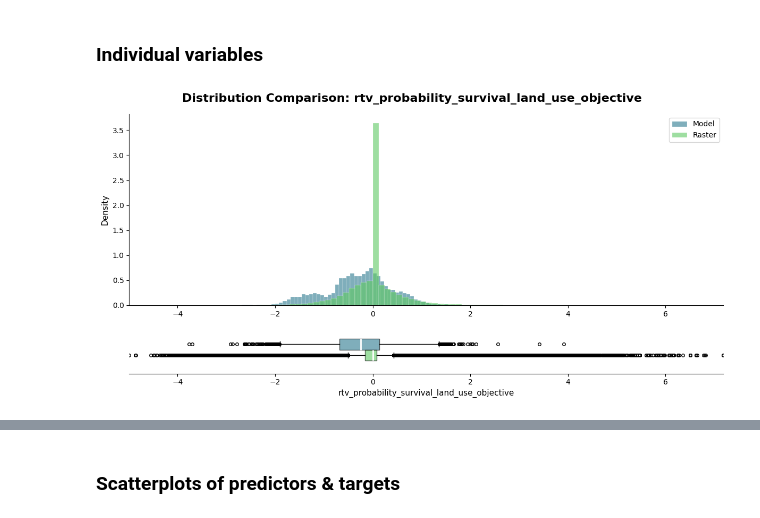
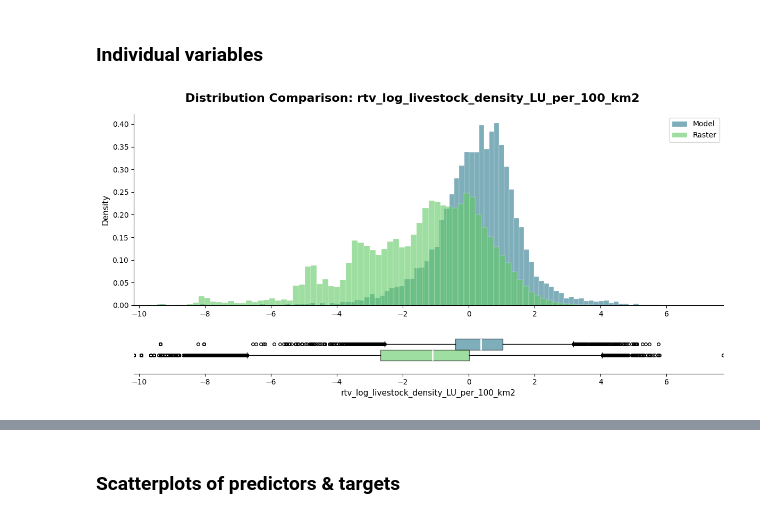
Before and after one commit to carinamani/AgDownscaling, a Jupyter notebook: 02_EDA/variable_distribution.ipynb, the cells around one changed output, grey strips where cells are left out. Cells and saved outputs as stored; diff of their text form; code cells hidden in the pictures.

```diff
--- a/02_EDA/variable_distribution.ipynb
+++ b/02_EDA/variable_distribution.ipynb
@@ -76,7 +89,7 @@ model_combined = pd.concat([model_combined, labor_only_rows], ignore_index=True)
 ### Individual variables
 # %%
 ##### Make histogram & box-plot for individual variable
-model_var = 'rtv_probability_survival_land_use_objective'
+model_var = 'rtv_log_livestock_density_LU_per_100_km2'
 
 color_model  = plt.cm.viridis(0.4)
 color_raster = plt.cm.viridis(0.75)
@@ -99,34 +112,34 @@ ax_hist.legend(fontsize=10)
 
 # Overlapping box plots on same axis
 ax_box.boxplot(model_combined[model_var].dropna(), vert=False, widths=0.3, positions=[1.15],
                patch_artist=True,
                boxprops=dict(facecolor=color_model,  alpha=0.6, color='black'),
                medianprops=dict(color='white', linewidth=2),
                whiskerprops=dict(color='black'),
                capprops=dict(color='black'),
                flierprops=dict(marker='o', color=color_model, markeredgecolor='black', markersize=4))
 
 ax_box.boxplot(raster_model[model_var].dropna(), vert=False, widths=0.3, positions=[0.85],
                patch_artist=True,
                boxprops=dict(facecolor=color_raster, alpha=0.6, color='black'),
                medianprops=dict(color='white', linewidth=2),
                whiskerprops=dict(color='black'),
                capprops=dict(color='black'),
                flierprops=dict(marker='o', color=color_raster, markeredgecolor='black', markersize=4))
 
 ax_box.set_xlabel(model_var, fontsize=11)
 ax_box.set_xlim(x_min, x_max)
 ax_box.spines[['top', 'right', 'left']].set_visible(False)
 ax_box.set_yticks([])
 
 fig.suptitle(f'Distribution Comparison: {model_var}', fontsize=16, weight='bold')
 
 plt.tight_layout()
 plt.show()
 
 fig.savefig(f"{fd}/variables/{model_var}_dist.png", dpi=300, bbox_inches='tight')
 # %% [output]
-[figure, old version]
+[figure, new version]
 # %%
 ##### Make table of basic stats
 
```
Also changed, not shown: parts of 6 cells of this notebook, 2 other files.
